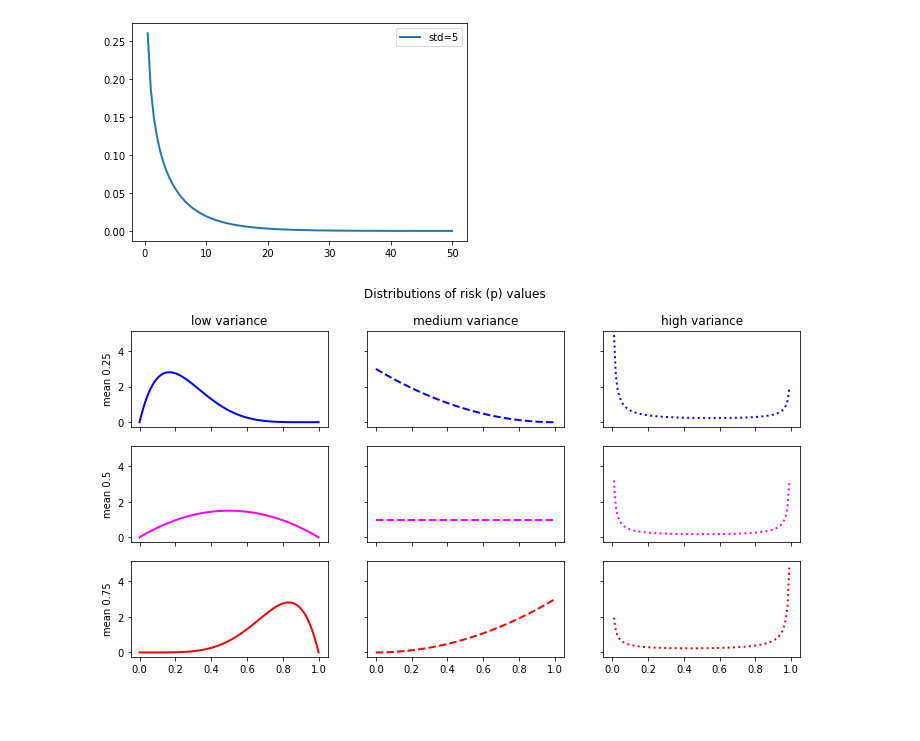
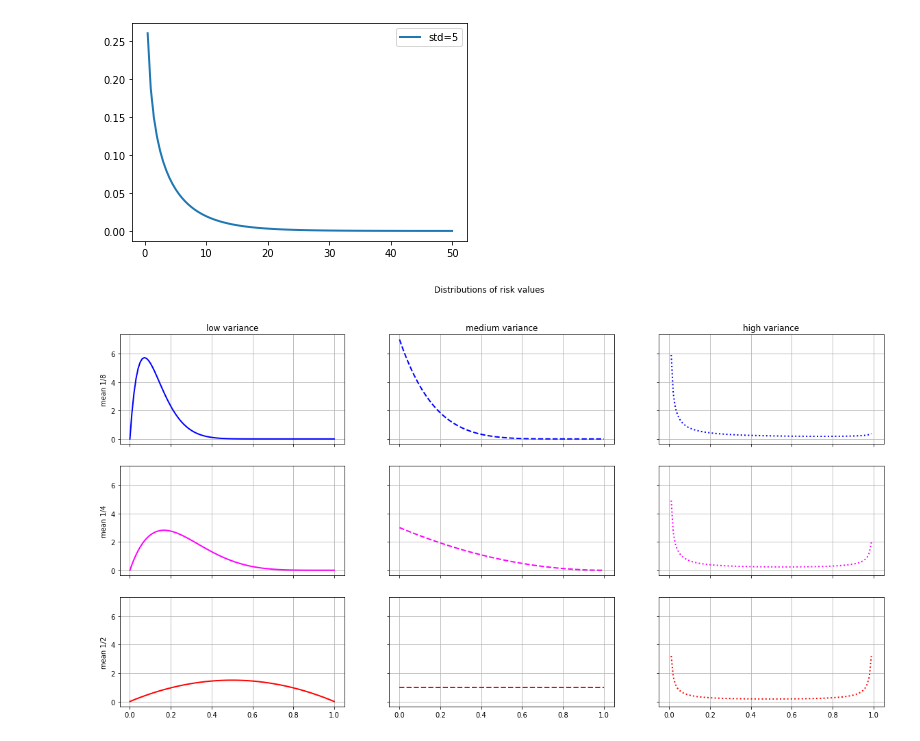
Before and after one commit to brendanwallace/hotspot, a Jupyter notebook: notebooks/distribution_pictures.ipynb, the cells around one changed output. Drawn from its saved outputs; the diff is of its cells as text; code cells hidden in the pictures; blank space fills up the shorter version.

```diff
--- a/notebooks/extinction_analysis-Copy1.ipynb
+++ b/notebooks/distribution_pictures.ipynb
@@ -119,24 +119,30 @@ plt.legend()
 <matplotlib.legend.Legend at 0x...>
 [figure]
 # %%
-fig, axs = plt.subplots(3, 3, sharex=True, sharey=True, figsize=(12, 6))
-fig.suptitle("Distributions of risk (p) values")
-bases = [(1, 3, "mean 0.25"), (1, 1, "mean 0.5"),  (3, 1, "mean 0.75")]
+linestyles = ['-', '--', ':']
+colors = ["blue", "magenta", "red"]
+
+
+fig, axs = plt.subplots(3, 3, sharex=True, sharey=True, figsize=(20, 10))
+fig.suptitle("Distributions of risk values")
+bases = [(1, 7, "mean 1/8"), (1, 3, "mean 1/4"),  (1, 1, "mean 1/2")]
 factors = [(2, "low variance"), (1, "medium variance"), (0.1, "high variance")]
 for i, (a, b, desc_i) in enumerate(bases):
     for j, (f, desc_j) in enumerate(factors):
 
 
         x = np.linspace(0, 1, 100)
 
         g = stats.beta(f*a, f*b)
         axs[i][j].plot(x, g.pdf(x), lw=2, color=colors[i], linestyle=linestyles[j])
         if (i == 0):
             axs[i][j].set_title(desc_j)
         if (j == 0):
             axs[i][j].set_ylabel(desc_i)
         #plt.legend()
+        axs[i][j].grid()
 
 #g.std()
+fig.savefig("risk_distributions.png")
 # %% [output]
-[figure, old version]
+[figure, new version]
```
Also changed, not shown: 50 other files.
